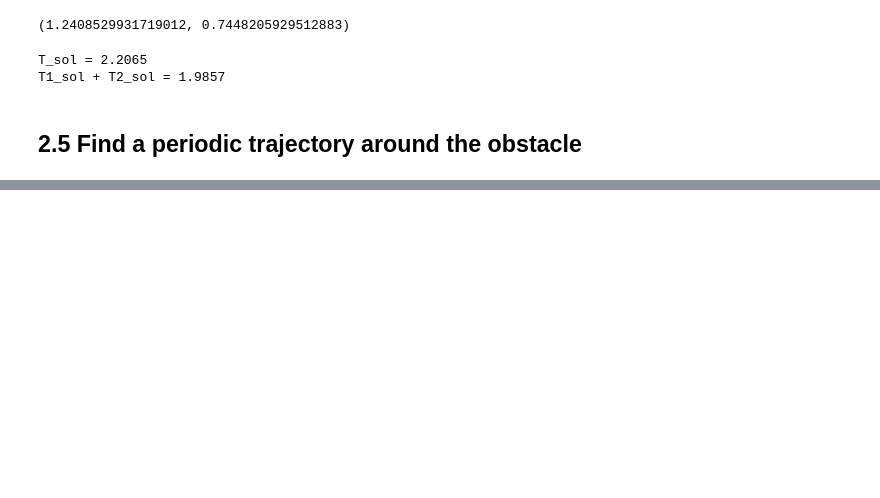
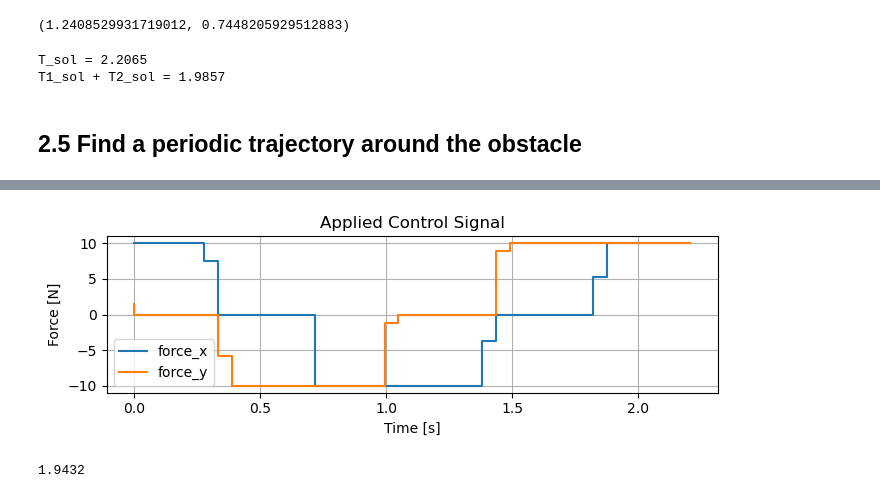
Before and after one commit to billtubbs/casadi-examples, a Jupyter notebook: 09-Time-Optimal-Control.ipynb, the cells around one changed output, grey strips where cells are left out. Saved outputs shown, nothing was run; the diff lists cells and outputs as text; code cells hidden in the pictures; blank space fills up the shorter version.

```diff
--- a/09-Time-Optimal-Control.ipynb
+++ b/09-Time-Optimal-Control.ipynb
@@ -1428,0 +1517,22 @@ T1_sol + T2_sol = 1.9857
+# %%
+waypoints = [[0, 0], [2, 1]]
+N = 20
+
+# Initial condition
+X_pos_init = np.hstack([
+    cas.cos(-np.linspace(0, 2*cas.pi, 2*N+1) - cas.pi)[:-1] + obstacle_centre[0],
+    cas.sin(-np.linspace(0, 2*cas.pi, 2*N+1) - cas.pi)[:-1] + obstacle_centre[1]
+]).T
+
+opti, T, U, X, obstacle_constraints = obstacle_avoidance_problem_periodic(
+        F,
+        waypoints,
+        obstacle_centre,
+        obstacle_radius,
+        N=N,
+        T_min=0.5,
+        T_max=3.0,
+        X_pos_init=X_pos_init
+    )
+
+sol = opti.solve()
@@ -1428,0 +1598,17 @@ T1_sol + T2_sol = 1.9857
+# %%
+t_grid = np.linspace(0, T_sol, 2 * N + 1)
+usol = sol.value(U)
+make_control_signal_plot(t_grid, usol)
+plt.tight_layout()
+filename = 'toc_sol_2_5_control.pdf'
+plt.savefig(os.path.join(plot_dir, filename))
+plt.show()
+# %% [output]
+[figure, added]
+# %%
+T_sol = sol.value(T)
+print(round(np.sum(T_sol), 4))
+# Not sure why this is slightly different
+assert round(np.sum(T_sol), 3) == 1.9430
+# %% [output]
+1.9432
```
Also changed, not shown: parts of 15 cells of this notebook.
